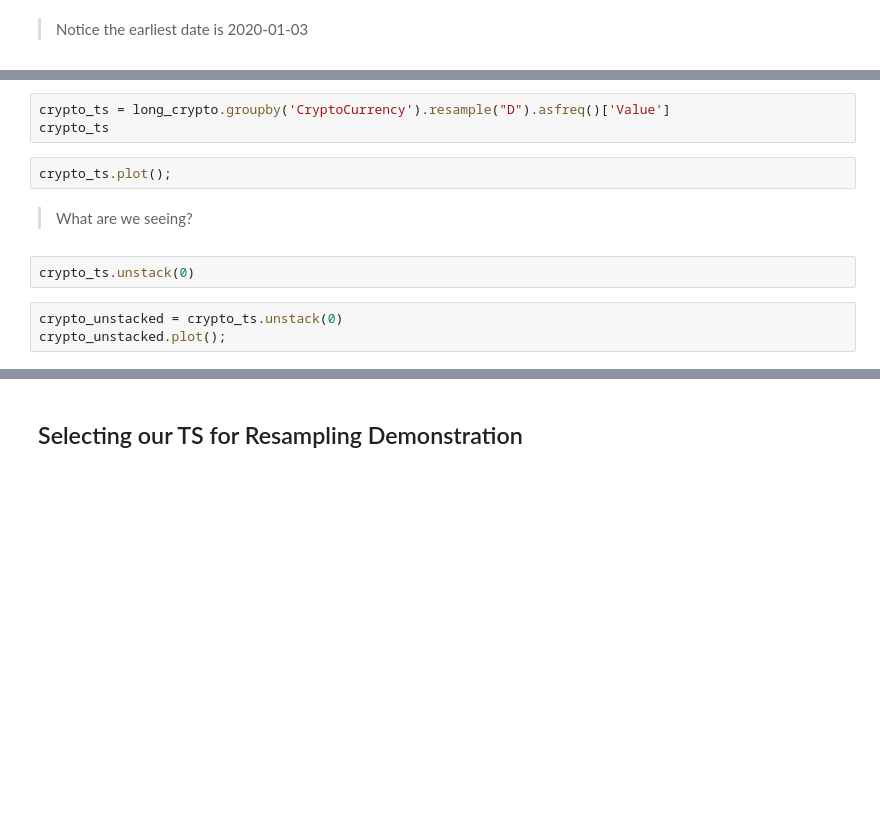
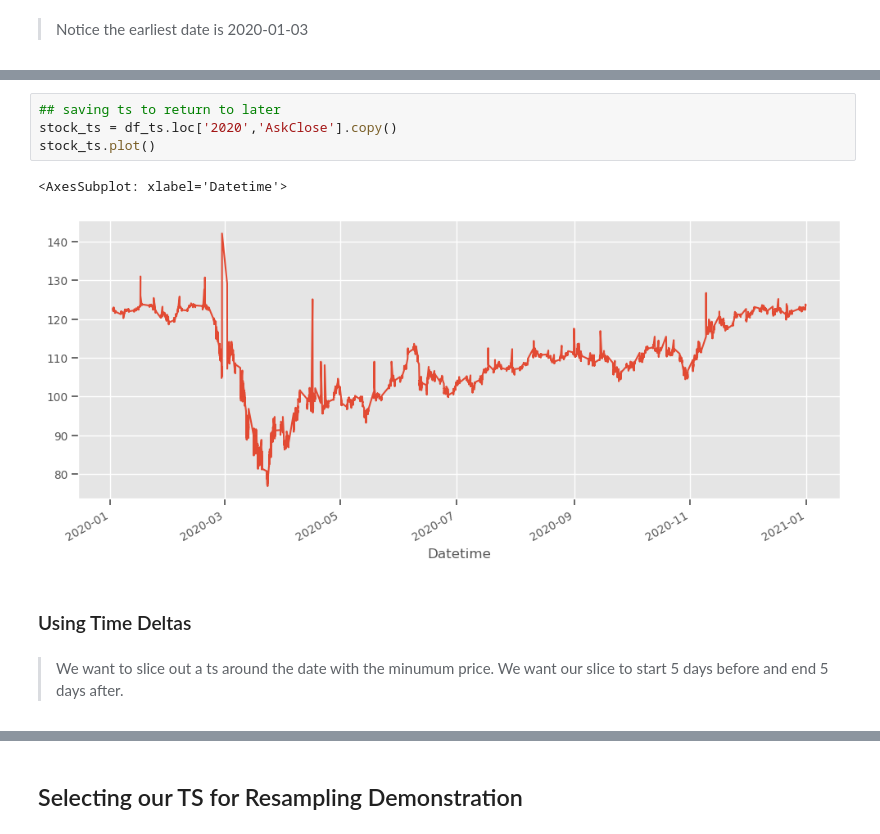
Before and after one commit to tschelli/data-viz-wk18-time-series-codealongs, a Jupyter notebook: Wk18-Lecture01-CodeAlong_v2.ipynb, the cells around one changed output, grey strips where cells are left out. Saved outputs shown, nothing was run; the diff lists cells and outputs as text; blank space fills up the shorter version.

```diff
--- a/Wk18-Lecture01-CodeAlong_v2.ipynb
+++ b/Wk18-Lecture01-CodeAlong_v2.ipynb
@@ -404,12 +593,11 @@ long_crypto.groupby('CryptoCurrency').resample("D").asfreq()
-# %%
-crypto_ts = long_crypto.groupby('CryptoCurrency').resample("D").asfreq()['Value']
-crypto_ts
-# %%
-crypto_ts.plot();
-# %% [markdown]
-> What are we seeing?
-# %%
-crypto_ts.unstack(0)
-# %%
-crypto_unstacked = crypto_ts.unstack(0)
-crypto_unstacked.plot();
+# %%
+## saving ts to return to later
+stock_ts = df_ts.loc['2020','AskClose'].copy()
+stock_ts.plot()
+# %% [output]
+<AxesSubplot: xlabel='Datetime'>
+[figure, added]
+# %% [markdown]
+### Using Time Deltas
+# %% [markdown]
+> We want to slice out a ts around the date with the minumum price. We want our slice to start 5 days before and end 5 days after.
```
Also changed, not shown: parts of 148 cells of this notebook.
